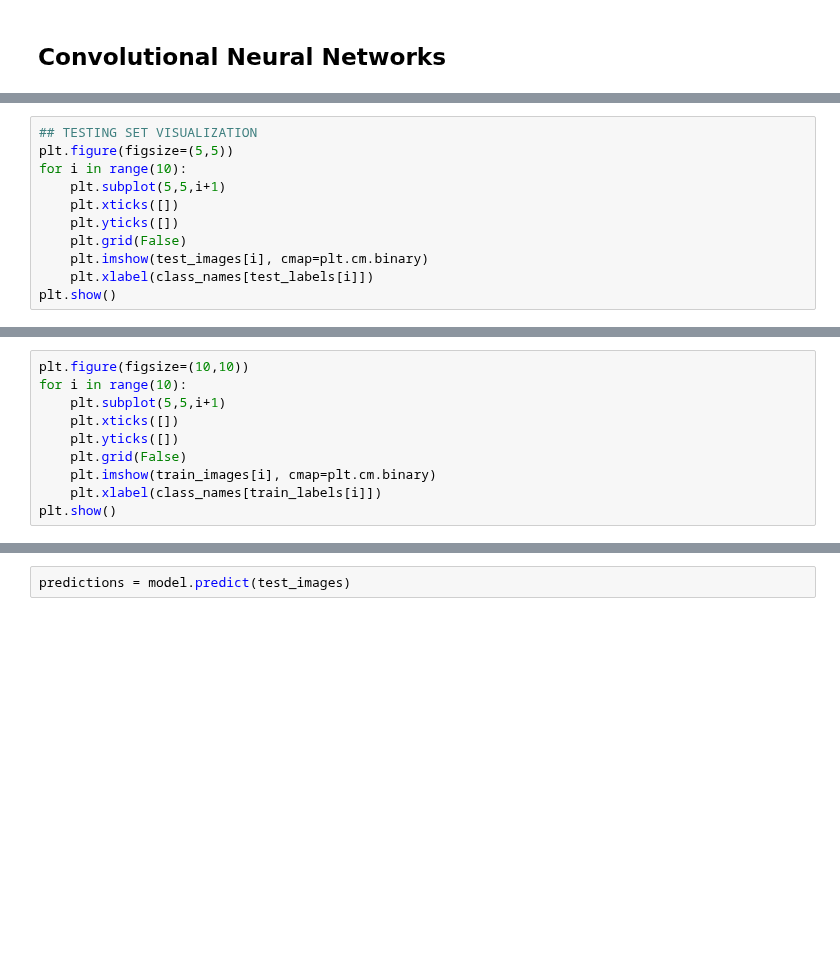
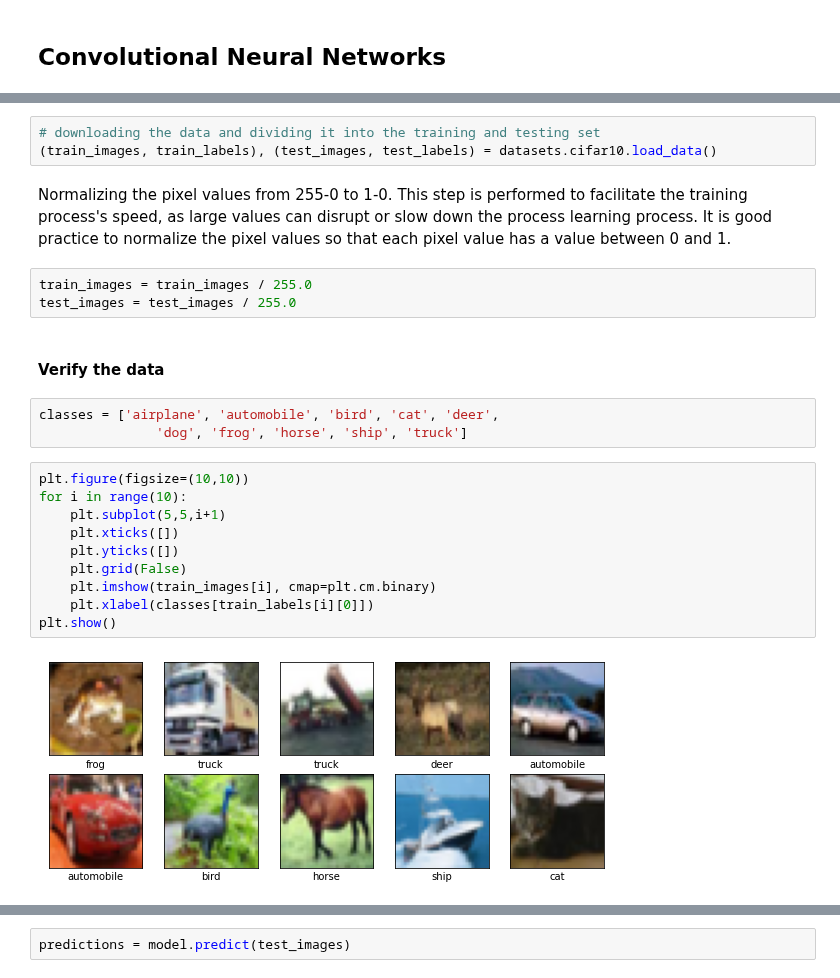
Before and after one commit to DoraTheodora/MachineLearning-Tutorial, a Jupyter notebook: CA2-Data Preprocessing and Algorithms.ipynb, the cells around one changed output, grey strips where cells are left out. Saved outputs shown, nothing was run; the diff lists cells and outputs as text; blank space fills up the shorter version.

```diff
--- a/CA2-Data Preprocessing and Algorithms.ipynb
+++ b/CA2-Data Preprocessing and Algorithms.ipynb
@@ -406,11 +395,0 @@ plt.show()
-# %%
-## TESTING SET VISUALIZATION
-plt.figure(figsize=(5,5))
-for i in range(10):
-    plt.subplot(5,5,i+1)
-    plt.xticks([])
-    plt.yticks([])
-    plt.grid(False)
-    plt.imshow(test_images[i], cmap=plt.cm.binary)
-    plt.xlabel(class_names[test_labels[i]])
-plt.show()
@@ -441,10 +395,0 @@ model = keras.Sequential([
-# %%
-plt.figure(figsize=(10,10))
-for i in range(10):
-    plt.subplot(5,5,i+1)
-    plt.xticks([])
-    plt.yticks([])
-    plt.grid(False)
-    plt.imshow(train_images[i], cmap=plt.cm.binary)
-    plt.xlabel(class_names[train_labels[i]])
-plt.show()
@@ -464,0 +411,25 @@ print('Test accuracy:', test_acc)## Predictions
+# %%
+# downloading the data and dividing it into the training and testing set
+(train_images, train_labels), (test_images, test_labels) = datasets.cifar10.load_data()
+# %% [markdown]
+Normalizing the pixel values from 255-0 to 1-0. This step is performed to facilitate the training process's speed, as large values can disrupt or slow down the process learning process. It is good practice to normalize the pixel values so that each pixel value has a value between 0 and 1.
+# %%
+train_images = train_images / 255.0
+test_images = test_images / 255.0
+# %% [markdown]
+#### Verify the data
+# %%
+classes = ['airplane', 'automobile', 'bird', 'cat', 'deer',
+               'dog', 'frog', 'horse', 'ship', 'truck']
+# %%
+plt.figure(figsize=(10,10))
+for i in range(10):
+    plt.subplot(5,5,i+1)
+    plt.xticks([])
+    plt.yticks([])
+    plt.grid(False)
+    plt.imshow(train_images[i], cmap=plt.cm.binary)
+    plt.xlabel(classes[train_labels[i][0]])
+plt.show()
+# %% [output]
+[figure, added]
```
Also changed, not shown: parts of 72 cells of this notebook.
